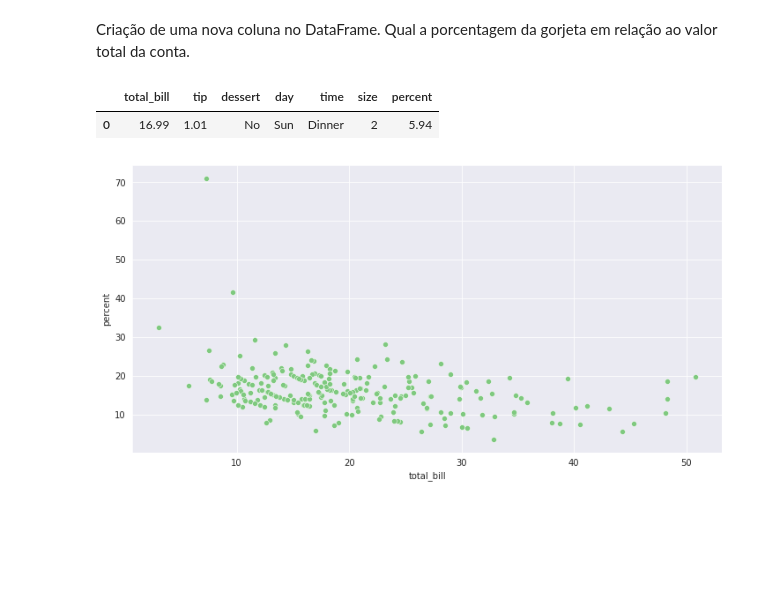
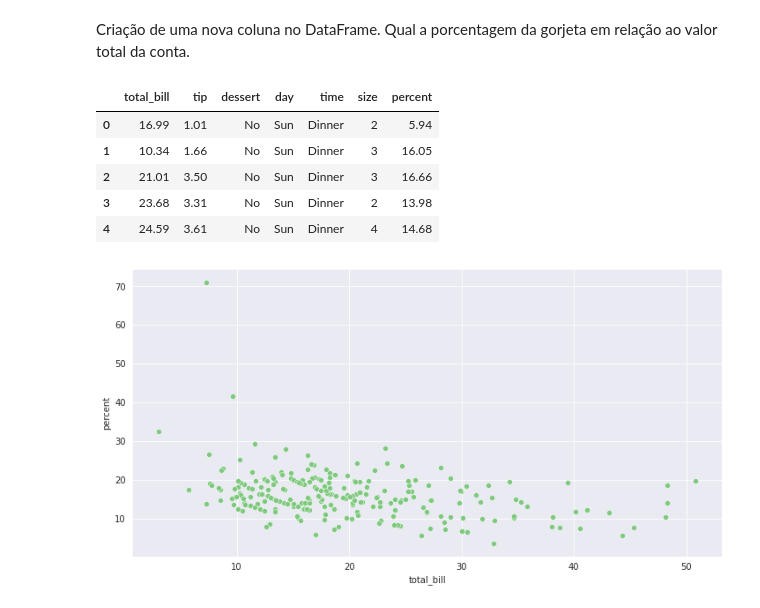
Before and after one commit to dornelles08/Pandas, a Jupyter notebook: Seaborn/Seaborn.ipynb, the cells around one changed output. Cells and saved outputs as stored; diff of their text form; code cells hidden in the pictures; blank space fills up the shorter version.

```diff
--- a/Seaborn/Seaborn.ipynb
+++ b/Seaborn/Seaborn.ipynb
@@ -54,10 +65,14 @@ Criação de uma nova coluna no DataFrame. Qual a porcentagem da gorjeta em rela
 # %%
 dados['percent'] = ((dados['tip']*100) / dados['total_bill']).round(2)
 # %%
-dados.head(1)
+dados.head()
 # %% [output]
 |  | total_bill | tip | dessert | day | time | size | percent |
 | 0 | 16.99 | 1.01 | No | Sun | Dinner | 2 | 5.94 |
+| 1 | 10.34 | 1.66 | No | Sun | Dinner | 3 | 16.05 |
+| 2 | 21.01 | 3.50 | No | Sun | Dinner | 3 | 16.66 |
+| 3 | 23.68 | 3.31 | No | Sun | Dinner | 2 | 13.98 |
+| 4 | 24.59 | 3.61 | No | Sun | Dinner | 4 | 14.68 |
 # %%
 graphic = sns.scatterplot(x='total_bill', y='percent', data=dados)
 graphic.figure.set_size_inches(12, 6)
```
Also changed, not shown: parts of 17 cells of this notebook, 4 other files.
